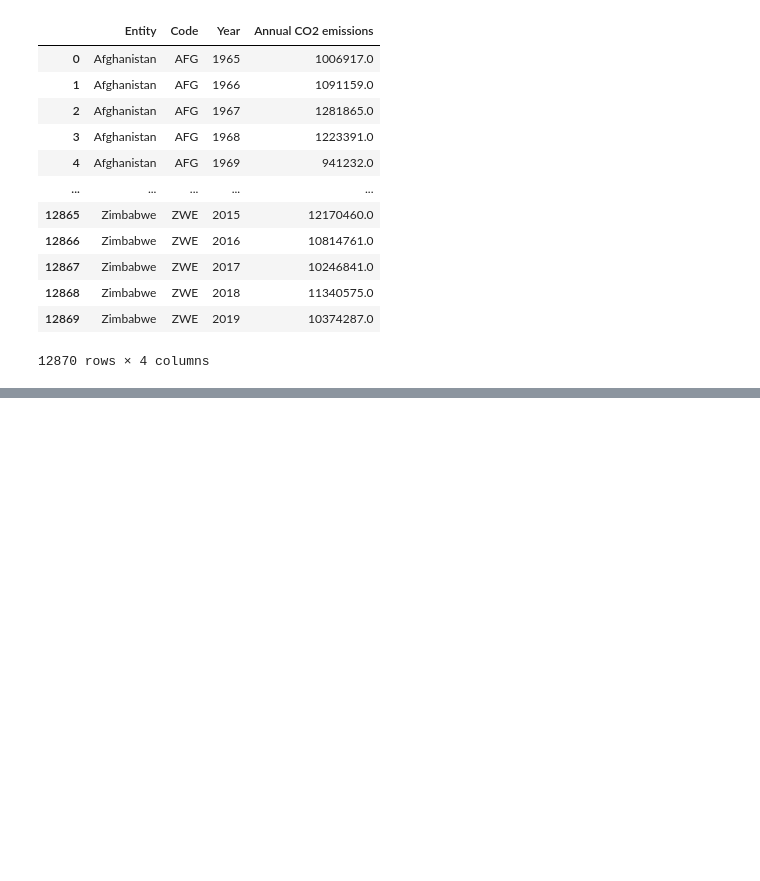
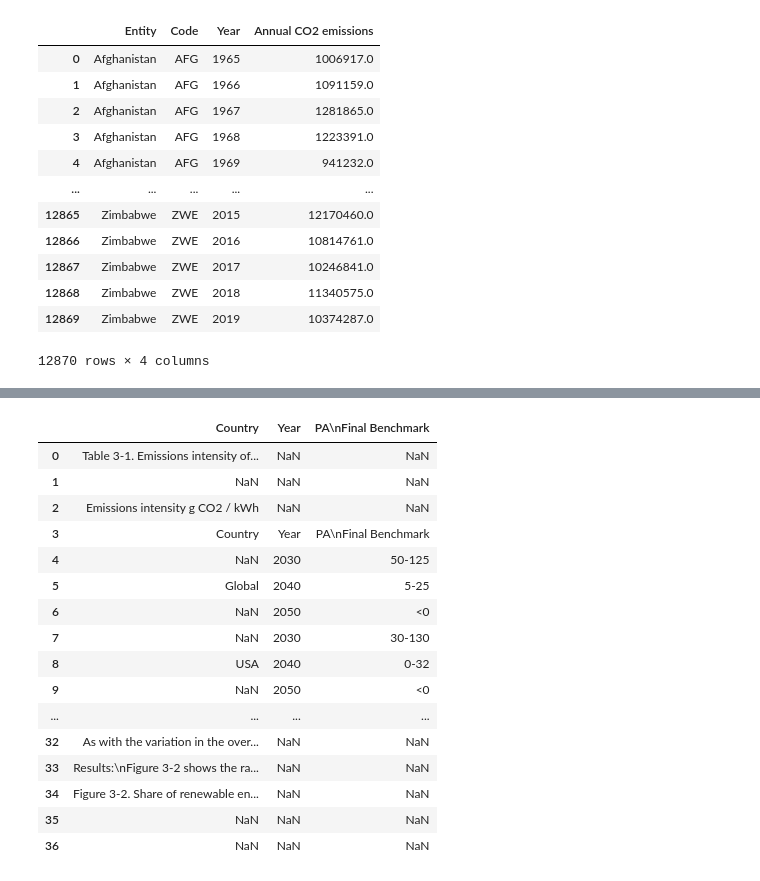
Before and after one commit to yuyhong23/One-Hot_Future, a Jupyter notebook: data_cleaning.ipynb, the cells around one changed output, grey strips where cells are left out. Saved outputs shown, nothing was run; the diff lists cells and outputs as text; code cells hidden in the pictures; blank space fills up the shorter version.

```diff
--- a/data_cleaning.ipynb
+++ b/data_cleaning.ipynb
@@ -1042,0 +1080,23 @@ co2_transform.reset_index(drop=True)
+# %%
+# Pull out the needed columns
+cat_columns = ["Country", "Year", "PA\nFinal Benchmark"]
+cat_extracted = cat_transform[cat_columns]
+cat_extracted
+# %% [output]
+|  | Country | Year | PA\nFinal Benchmark |
+| 0 | Table 3-1. Emissions intensity of... | NaN | NaN |
+| 1 | NaN | NaN | NaN |
+| 2 | Emissions intensity g CO2 / kWh | NaN | NaN |
+| 3 | Country | Year | PA\nFinal Benchmark |
+| 4 | NaN | 2030 | 50-125 |
+| 5 | Global | 2040 | 5-25 |
+| 6 | NaN | 2050 | <0 |
+| 7 | NaN | 2030 | 30-130 |
+| 8 | USA | 2040 | 0-32 |
+| 9 | NaN | 2050 | <0 |
+| ... | ... | ... | ... |
+| 32 | As with the variation in the over... | NaN | NaN |
+| 33 | Results:\nFigure 3-2 shows the ra... | NaN | NaN |
+| 34 | Figure 3-2. Share of renewable en... | NaN | NaN |
+| 35 | NaN | NaN | NaN |
+| 36 | NaN | NaN | NaN |
```
Also changed, not shown: parts of 10 cells of this notebook.
